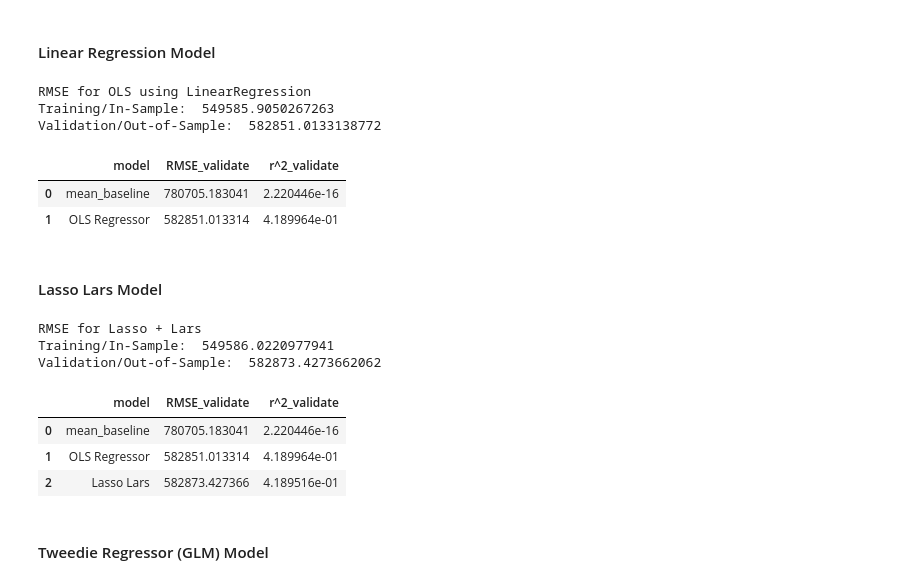
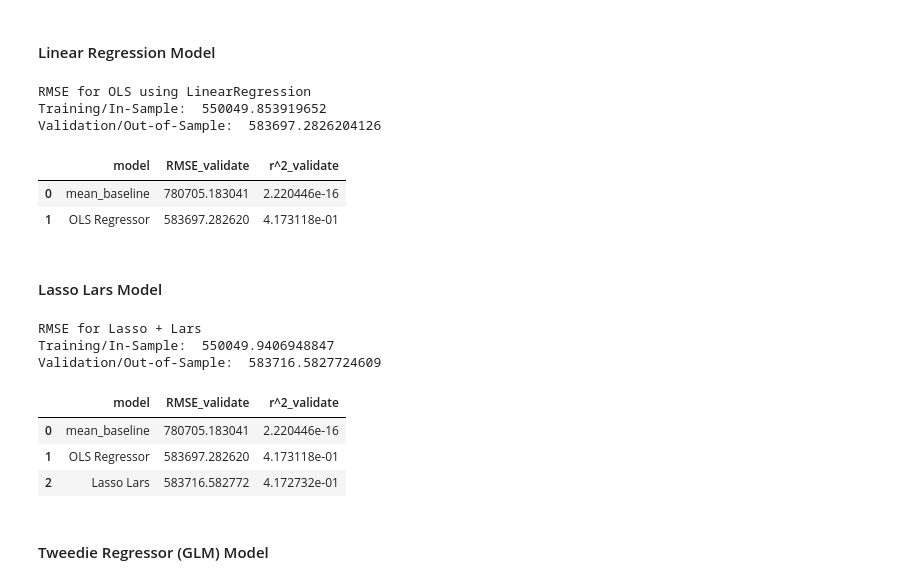
Before and after one commit to GabbyBarajasBroussard/zillow-regression-project, a Jupyter notebook: walkthrough_notebook.ipynb, the cells around one changed output. Drawn from its saved outputs; the diff is of its cells as text; code cells hidden in the pictures.

```diff
--- a/walkthrough_notebook.ipynb
+++ b/walkthrough_notebook.ipynb
@@ -474,7 +458,7 @@ Validate/Out-of-Sample:  780705.18
 metric_df = pd.DataFrame(data=[{
     'model': 'mean_baseline',
     'RMSE_validate': rmse_validate,
-    'r^2_validate': explained_variance_score(y_validate.tax_value, y_validate.tax_pred_mean)}])
+    'r^2_validate': explained_variance_score(y_validate2.tax_value, y_validate2.tax_pred_mean)}])
 # %%
 metric_df
 # %% [output]
@@ -494,39 +478,39 @@ lm = LinearRegression(normalize=True)
 #
 # fit the thing
 #
-lm.fit(X_train, y_train.tax_value)
+lm.fit(X_train2, y_train2.tax_value)
 
 # predict train
 #
 # use the thing!
 #
-y_train['tax_pred_lm'] = lm.predict(X_train)
+y_train2['tax_pred_lm'] = lm.predict(X_train2)
 
 # evaluate: rmse
-rmse_train = mean_squared_error(y_train.tax_value, y_train.tax_pred_lm) ** (1/2)
+rmse_train = mean_squared_error(y_train2.tax_value, y_train2.tax_pred_lm) ** (1/2)
 
 # predict validate
-y_validate['tax_pred_lm'] = lm.predict(X_validate)
+y_validate2['tax_pred_lm'] = lm.predict(X_validate2)
 
 # evaluate: rmse
-rmse_validate = mean_squared_error(y_validate.tax_value, y_validate.tax_pred_lm) ** (1/2)
+rmse_validate = mean_squared_error(y_validate2.tax_value, y_validate2.tax_pred_lm) ** (1/2)
 
 print("RMSE for OLS using LinearRegression\nTraining/In-Sample: ", rmse_train,
       "\nValidation/Out-of-Sample: ", rmse_validate)
 # %% [output]
 RMSE for OLS using LinearRegression
-Training/In-Sample:  549585.9050267263
-Validation/Out-of-Sample:  582851.0133138772
+Training/In-Sample:  550049.853919652
+Validation/Out-of-Sample:  583697.2826204126
 # %%
 metric_df = metric_df.append({
     'model': 'OLS Regressor',
     'RMSE_validate': rmse_validate,
-    'r^2_validate': explained_variance_score(y_validate.tax_value, y_validate.tax_pred_lm)}, ignore_index=True)
+    'r^2_validate': explained_variance_score(y_validate2.tax_value, y_validate2.tax_pred_lm)}, ignore_index=True)
 metric_df
 # %% [output]
 |  | model | RMSE_validate | r^2_validate |
 | 0 | mean_baseline | 780705.183041 | 2.220446e-16 |
-| 1 | OLS Regressor | 582851.013314 | 4.189964e-01 |
+| 1 | OLS Regressor | 583697.282620 | 4.173118e-01 |
 # %% [markdown]
 #### Lasso Lars Model
 # %%
@@ -535,37 +519,37 @@ lars = LassoLars(alpha=1)
 
 # fit the model to our training data. We must specify the column in y_train,
 # since we have converted it to a dataframe from a series!
-lars.fit(X_train, y_train.tax_value)
+lars.fit(X_train2, y_train2.tax_value)
 
 # predict train
-y_train['tax_pred_lars'] = lars.predict(X_train)
+y_train2['tax_pred_lars'] = lars.predict(X_train2)
 
 # evaluate: rmse
-rmse_train = mean_squared_error(y_train.tax_value, y_train.tax_pred_lars) ** (1/2)
+rmse_train = mean_squared_error(y_train2.tax_value, y_train2.tax_pred_lars) ** (1/2)
 
 # predict validate
-y_validate['tax_pred_lars'] = lars.predict(X_validate)
+y_validate2['tax_pred_lars'] = lars.predict(X_validate2)
 
 # evaluate: rmse
-rmse_validate = mean_squared_error(y_validate.tax_value, y_validate.tax_pred_lars) ** (1/2)
+rmse_validate = mean_squared_error(y_validate2.tax_value, y_validate2.tax_pred_lars) ** (1/2)
 
 print("RMSE for Lasso + Lars\nTraining/In-Sample: ", rmse_train,
       "\nValidation/Out-of-Sample: ", rmse_validate)
 # %% [output]
 RMSE for Lasso + Lars
-Training/In-Sample:  549586.0220977941
-Validation/Out-of-Sample:  582873.4273662062
+Training/In-Sample:  550049.9406948847
+Validation/Out-of-Sample:  583716.5827724609
 # %%
 metric_df = metric_df.append({
     'model': 'Lasso Lars',
     'RMSE_validate': rmse_validate,
-    'r^2_validate': explained_variance_score(y_validate.tax_value, y_validate.tax_pred_lars)}, ignore_index=True)
+    'r^2_validate': explained_variance_score(y_validate2.tax_value, y_validate2.tax_pred_lars)}, ignore_index=True)
 metric_df
 # %% [output]
 |  | model | RMSE_validate | r^2_validate |
 | 0 | mean_baseline | 780705.183041 | 2.220446e-16 |
-| 1 | OLS Regressor | 582851.013314 | 4.189964e-01 |
-| 2 | Lasso Lars | 582873.427366 | 4.189516e-01 |
+| 1 | OLS Regressor | 583697.282620 | 4.173118e-01 |
+| 2 | Lasso Lars | 583716.582772 | 4.172732e-01 |
 # %% [markdown]
 #### Tweedie Regressor (GLM) Model
 # %%
```
Also changed, not shown: parts of 21 cells of this notebook.
